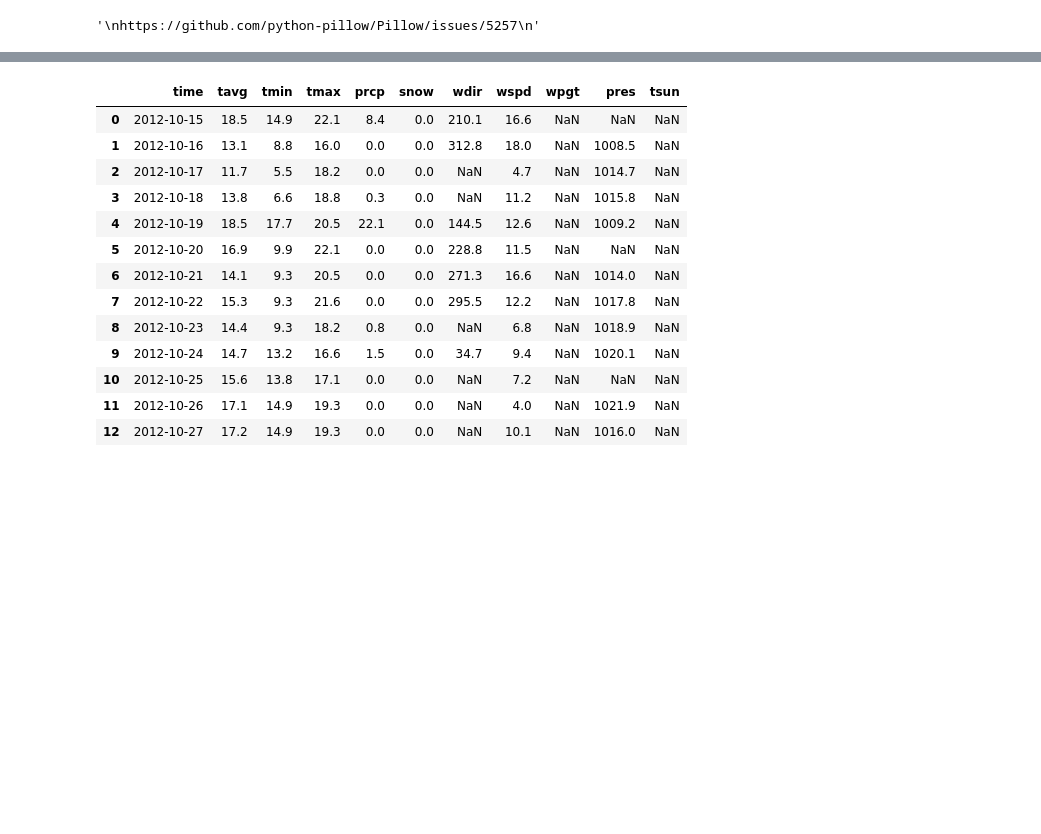
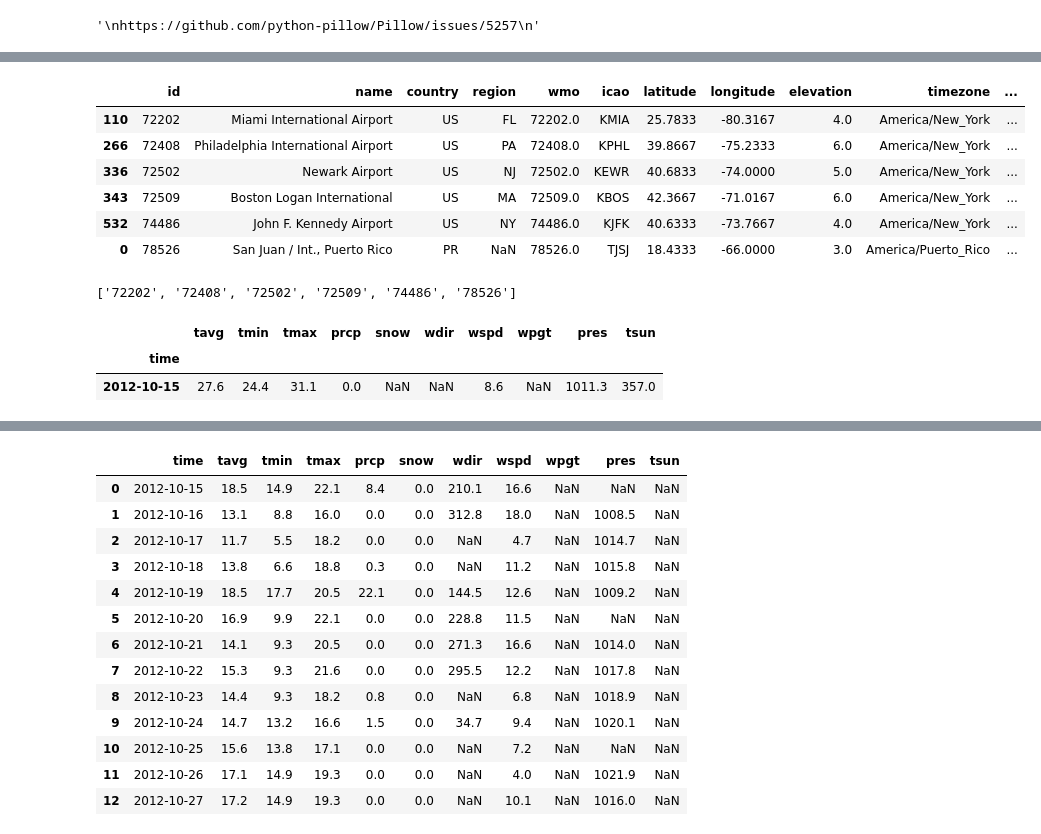
Before and after one commit to sergioserge/us-airports-project, a Jupyter notebook: us-airports-project.ipynb, the cells around one changed output, grey strips where cells are left out. Saved outputs shown, nothing was run; the diff lists cells and outputs as text; code cells hidden in the pictures; blank space fills up the shorter version.

```diff
--- a/us-airports-project.ipynb
+++ b/us-airports-project.ipynb
@@ -84,0 +40,5 @@ us_stations_df.to_csv('data/us_weather_stations.csv')
+# %%
+# from: https://www.faa.gov/airports/airport_safety/airportdata_5010/menu/#datadownloads
+
+airports_dict = pd.read_csv('data/NfdcFacilities.csv', sep=';')
+airports_dict.head(1)
@@ -84,0 +49,20 @@ us_stations_df.to_csv('data/us_weather_stations.csv')
+# %%
+# keep needed columns
+airports_dict = airports_dict[['Type', 'LocationID', 'Region', 'City', 'CountyState', 'IcaoIdentifier']]
+
+# clean data and rename columns
+def clean_data(df):
+    df['LocationID'] = [string.strip("'") for string in df['LocationID']]
+    df.columns = [col.replace(col, col.lower()) for col in df.columns]
+
+clean_data(airports_dict)
+
+# filter only rows of the 6 airports we are interested in
+locations = airports_dict[airports_dict['locationid'].isin(['BOS', 'EWR', 'JFK', 'MIA', 'PHL', 'SJU'])]
+# %%
+# create a list of location to pass to the API
+location_list = locations['locationid'].tolist()
+icao_list = locations['icaoidentifier'].tolist()
+
+display(locations)
+display(icao_list)
@@ -85,10 +88,41 @@ us_stations_df.to_csv('data/us_weather_stations.csv')
+# %%
+# find the weather stations near the 6 relevant airports
+us_stations_df = pd.read_csv('data/us_weather_stations.csv')
+
+# create dataframe of weather stations in Puerto Rico
+pr_stations_df = pd.read_csv('data/pr_weather_stations.csv')
+
+# create a dataframe of all weather stations in US and Puerto Rico
+all_weather_stations_df = pd.concat([us_stations_df, pr_stations_df], axis=0)
+
+# filter dataframe on the icao identifiers of the 6 airports
+weather_stations_df = all_weather_stations_df[all_weather_stations_df['icao'].isin(icao_list)]
+display(weather_stations_df)
+# %% [output]
+|  | id | name | country | region | wmo | icao | latitude | longitude | elevation | timezone | ... |
+| 110 | 72202 | Miami International Airport | US | FL | 72202.0 | KMIA | 25.7833 | -80.3167 | 4.0 | America/New_York | ... |
+| 266 | 72408 | Philadelphia International Airport | US | PA | 72408.0 | KPHL | 39.8667 | -75.2333 | 6.0 | America/New_York | ... |
+| 336 | 72502 | Newark Airport | US | NJ | 72502.0 | KEWR | 40.6833 | -74.0000 | 5.0 | America/New_York | ... |
+| 343 | 72509 | Boston Logan International | US | MA | 72509.0 | KBOS | 42.3667 | -71.0167 | 6.0 | America/New_York | ... |
+| 532 | 74486 | John F. Kennedy Airport | US | NY | 74486.0 | KJFK | 40.6333 | -73.7667 | 4.0 | America/New_York | ... |
+| 0 | 78526 | San Juan / Int., Puerto Rico | PR | NaN | 78526.0 | TJSJ | 18.4333 | -66.0000 | 3.0 | America/Puerto_Rico | ... |
+# %%
+# create a list of the weather station ids to pass to the api
+weather_stations_list = weather_stations_df['id'].tolist()
+display(weather_stations_list)
+# %% [output]
+['72202', '72408', '72502', '72509', '74486', '78526']
 # %%
-stations = Stations()
-start = datetime(2012, 10, 15)
-end = datetime(2012, 10, 31)
-point_newark = Point(40.6833, -74.0, 18)
+# start = datetime(2012, 10, 15)
+# end = datetime(2012, 10, 15)
+# id = '72202' # station id?
 
-data = Daily(point_newark, start, end)
-data = data.fetch()
+# data = Daily(id, start, end)
+# data = data.fetch()
 
-data.to_csv('data/test_newark.csv')
+# display(data)
+#sj_id = data.to_csv('data/sj_id.csv')
+# %% [output]
+|  | tavg | tmin | tmax | prcp | snow | wdir | wspd | wpgt | pres | tsun |
+| time |  |  |  |  |  |  |  |  |  |  |
+| 2012-10-15 | 27.6 | 24.4 | 31.1 | 0.0 | NaN | NaN | 8.6 | NaN | 1011.3 | 357.0 |
```
Also changed, not shown: parts of 17 cells of this notebook, 2 other files.
